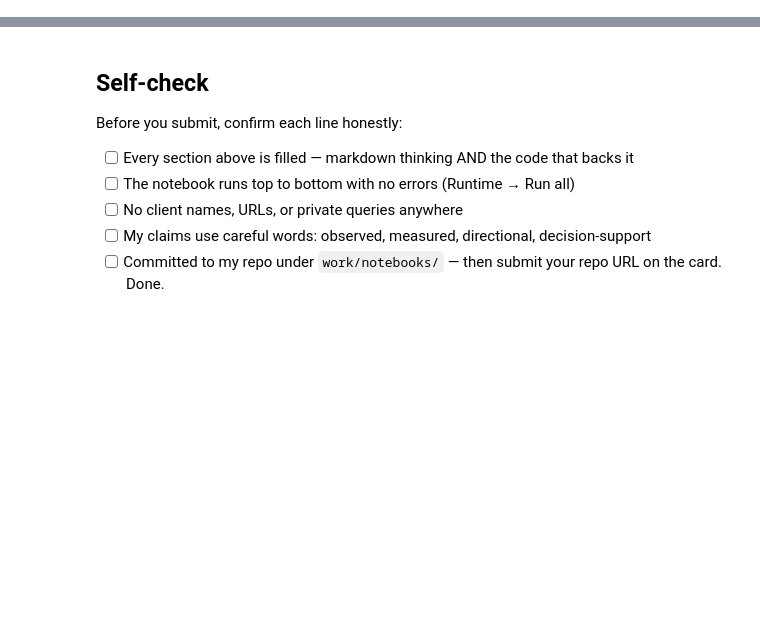
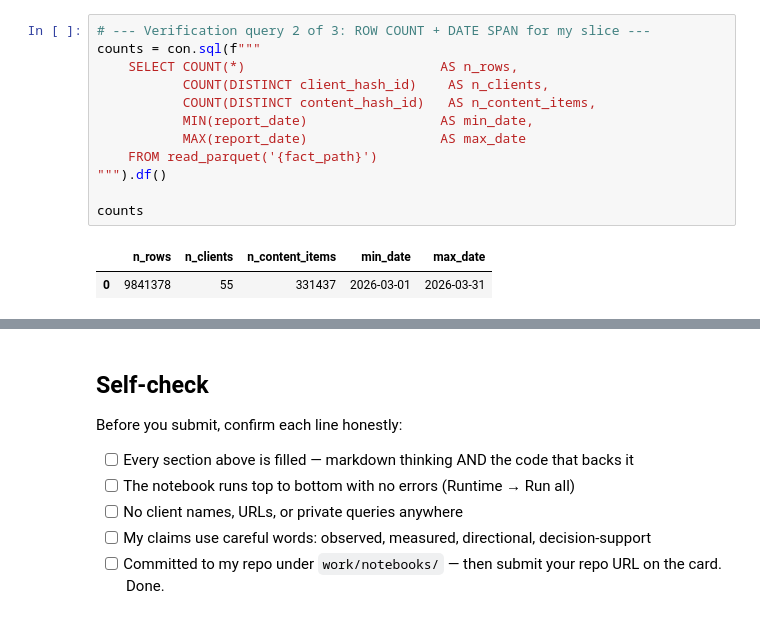
Before and after one commit to saadtalat111/flyrank, a Jupyter notebook: work/notebooks/w03_data_contract.ipynb, the cells around one changed output, grey strips where cells are left out. Drawn from its saved outputs; the diff is of its cells as text; blank space fills up the shorter version.

```diff
--- a/work/notebooks/w03_data_contract.ipynb
+++ b/work/notebooks/w03_data_contract.ipynb
@@ -22,0 +78,15 @@ This skeleton is yours to fill. Work the sections **in order** — each one has
+# %%
+# --- Verification query 2 of 3: ROW COUNT + DATE SPAN for my slice ---
+counts = con.sql(f"""
+    SELECT COUNT(*)                         AS n_rows,
+           COUNT(DISTINCT client_hash_id)    AS n_clients,
+           COUNT(DISTINCT content_hash_id)   AS n_content_items,
+           MIN(report_date)                 AS min_date,
+           MAX(report_date)                 AS max_date
+    FROM read_parquet('{fact_path}')
+""").df()
+
+counts
+# %% [output]
+|  | n_rows | n_clients | n_content_items | min_date | max_date |
+| 0 | 9841378 | 55 | 331437 | 2026-03-01 | 2026-03-31 |
```
Also changed, not shown: parts of 25 cells of this notebook.
